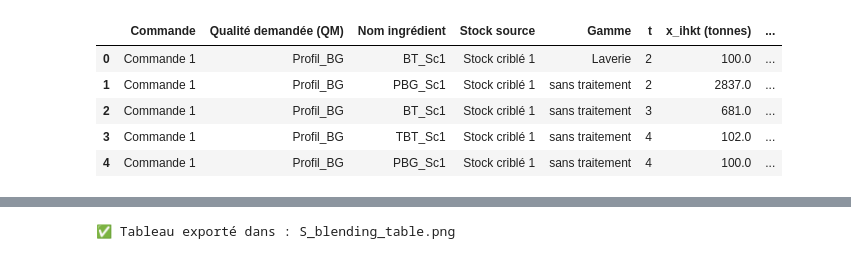
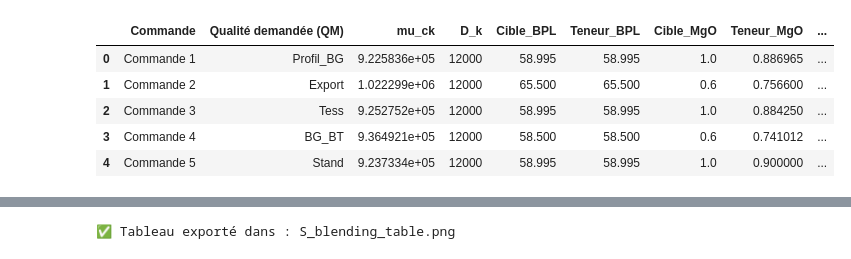
Before and after one commit to abdeljalilf/planning_model, a Jupyter notebook: test.ipynb, the cells around one changed output, grey strips where cells are left out. Cells and saved outputs as stored; diff of their text form; code cells hidden in the pictures.

Commit message:
VESRSION SOLVABLE POUR TOUS. avec affichage des rersultast en test notebook

```diff
--- a/test.ipynb
+++ b/test.ipynb
@@ -70,69 +105,4 @@ c=1, k=2: ratio=64.0001  [64.0, 67.0]
 # %%
-import pandas as pd
-
-def extract_blending_results(model):
-    # Récupération des noms (labels)
-    i_names = model.I_names
-    h_names = model.H_names
-    k_names = model.K_names
-    j_names = model.J_names
-    stock_sources = model.Stock_sources
-    E_k = model.E_k
-    L_k = model.L_k
-
-    # Pour retrouver la qualité demandée pour chaque commande k
-    # lamda_k est l'indice du produit QM associé à la commande k
-    get_qm = lambda k: j_names[model.lamda_k[k]]
-
-    results = []
-    for (i, h, k, t) in model.x_ihkt:
-        val = model.x_ihkt[i, h, k, t].value
-        binary_val = model.o_ihkt[i, h, k, t].value
-        if val is not None and val > 1e-3:
-            results.append({
-                "Commande": k_names[k],
-                "Qualité demandée (QM)": get_qm(k),
-                "Nom ingrédient": i_names[i],
-                "Stock source": stock_sources[i],
-                "Gamme": h_names[h],
-                "t": t + 1,
-                "x_ihkt (tonnes)": val,
-                "o_ihkt (binaire)": binary_val,
-                "E_k": E_k[k],
-                "L_k": L_k[k]
-            })
-    df = pd.DataFrame(results)
-    # Ajout du % blending
-    df['Total_commande'] = df.groupby('Commande')['x_ihkt (tonnes)'].transform('sum')
-    df['%_blending'] = (df['x_ihkt (tonnes)'] / df['Total_commande']) * 100
-    return df
-
-def save_blending_results_to_csv(df, filename='blending_results_table15.csv'):
-    df.to_csv(filename, index=False)
-    print(f"✅ Résultats enrichis enregistrés dans {filename}")
-
-def export_tableau_15_par_commande(df, export_excel=False):
-    import pandas as pd
-
-    if export_excel:
-        with pd.ExcelWriter('resultats_tableau_15_par_commande.xlsx') as writer:
-            for cmd in df['Commande'].unique():
-                df_cmd = df[df['Commande'] == cmd][[
-                    'Qualité demandée (QM)', 'Nom ingrédient', 'Stock source', 'Gamme', 't', 'x_ihkt (tonnes)', '%_blending'
-                ]].sort_values('x_ihkt (tonnes)', ascending=False)
-                df_cmd.to_excel(writer, sheet_name=f"{cmd}", index=False)
-        print("✅ Exporté dans 'resultats_tableau_15_par_commande.xlsx' (une feuille par commande)")
-
-    # Affichage console (markdown-friendly)
-    for cmd in df['Commande'].unique():
-        print(f"\n### 🟢 Commande : **{cmd}** | QM demandée : **{df[df['Commande']==cmd]['Qualité demandée (QM)'].iloc[0]}**\n")
-        display_df = df[df['Commande'] == cmd][[
-            'Nom ingrédient', 'Stock source', 'Gamme', 't', 'x_ihkt (tonnes)', '%_blending'
-        ]].sort_values('x_ihkt (tonnes)', ascending=False)
-        print(display_df.to_markdown(index=False, floatfmt=".2f"))
-        print(f"\nTotal livré : {display_df['x_ihkt (tonnes)'].sum():,.2f} t")
-
-df = extract_blending_results(model)
-save_blending_results_to_csv(df)
-df.head()
+df_t = affichage.extract_tenurs_results(model)
+df_t.head()
 # %% [output]
@@ -140,7 +109,7 @@ df.head()
-|  | Commande | Qualité demandée (QM) | Nom ingrédient | Stock source | Gamme | t | x_ihkt (tonnes) | ... |
-| 0 | Commande 1 | Profil_BG | BT_Sc1 | Stock criblé 1 | Laverie | 2 | 100.0 | ... |
-| 1 | Commande 1 | Profil_BG | PBG_Sc1 | Stock criblé 1 | sans traitement | 2 | 2837.0 | ... |
-| 2 | Commande 1 | Profil_BG | BT_Sc1 | Stock criblé 1 | sans traitement | 3 | 681.0 | ... |
-| 3 | Commande 1 | Profil_BG | TBT_Sc1 | Stock criblé 1 | sans traitement | 4 | 102.0 | ... |
-| 4 | Commande 1 | Profil_BG | PBG_Sc1 | Stock criblé 1 | sans traitement | 4 | 100.0 | ... |
+|  | Commande | Qualité demandée (QM) | mu_ck | D_k | Cible_BPL | Teneur_BPL | Cible_MgO | Teneur_MgO | ... |
+| 0 | Commande 1 | Profil_BG | 9.225836e+05 | 12000 | 58.995 | 58.995 | 1.0 | 0.886965 | ... |
+| 1 | Commande 2 | Export | 1.022299e+06 | 12000 | 65.500 | 65.500 | 0.6 | 0.756600 | ... |
+| 2 | Commande 3 | Tess | 9.252752e+05 | 12000 | 58.995 | 58.995 | 1.0 | 0.884250 | ... |
+| 3 | Commande 4 | BG_BT | 9.364921e+05 | 12000 | 58.500 | 58.500 | 0.6 | 0.741012 | ... |
+| 4 | Commande 5 | Stand | 9.237334e+05 | 12000 | 58.995 | 58.995 | 1.0 | 0.900000 | ... |
 # %%
```
Also changed, not shown: parts of 16 cells of this notebook, 12 other files.
